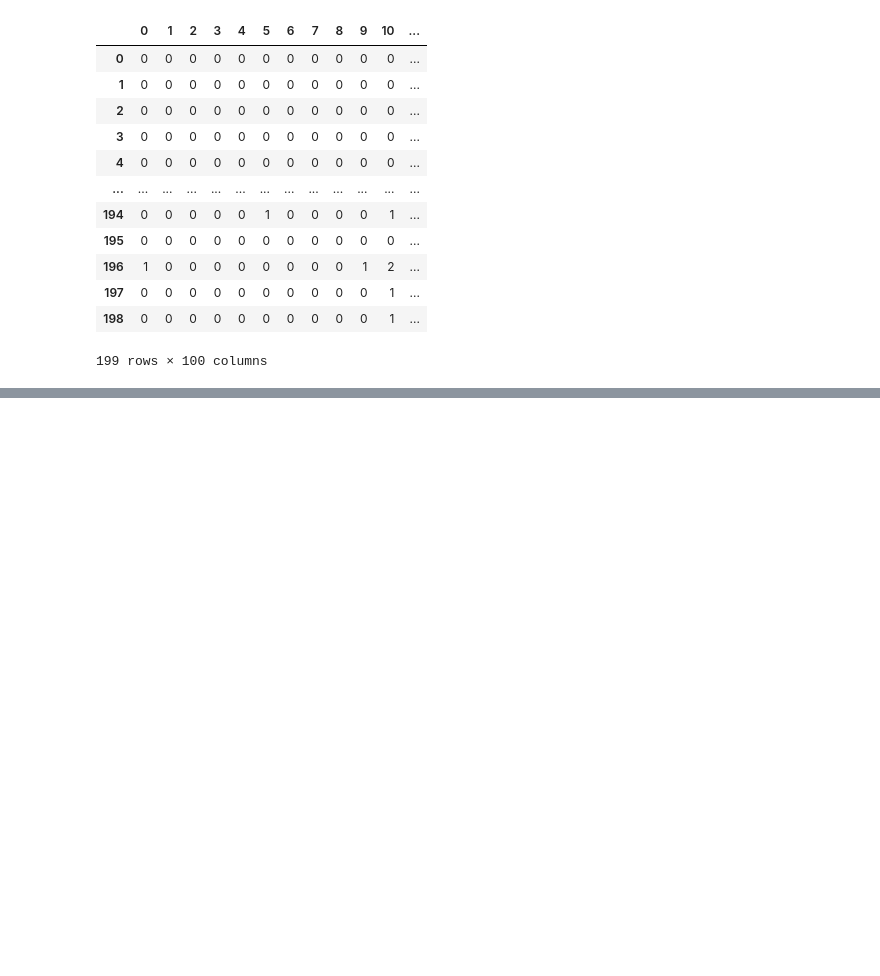
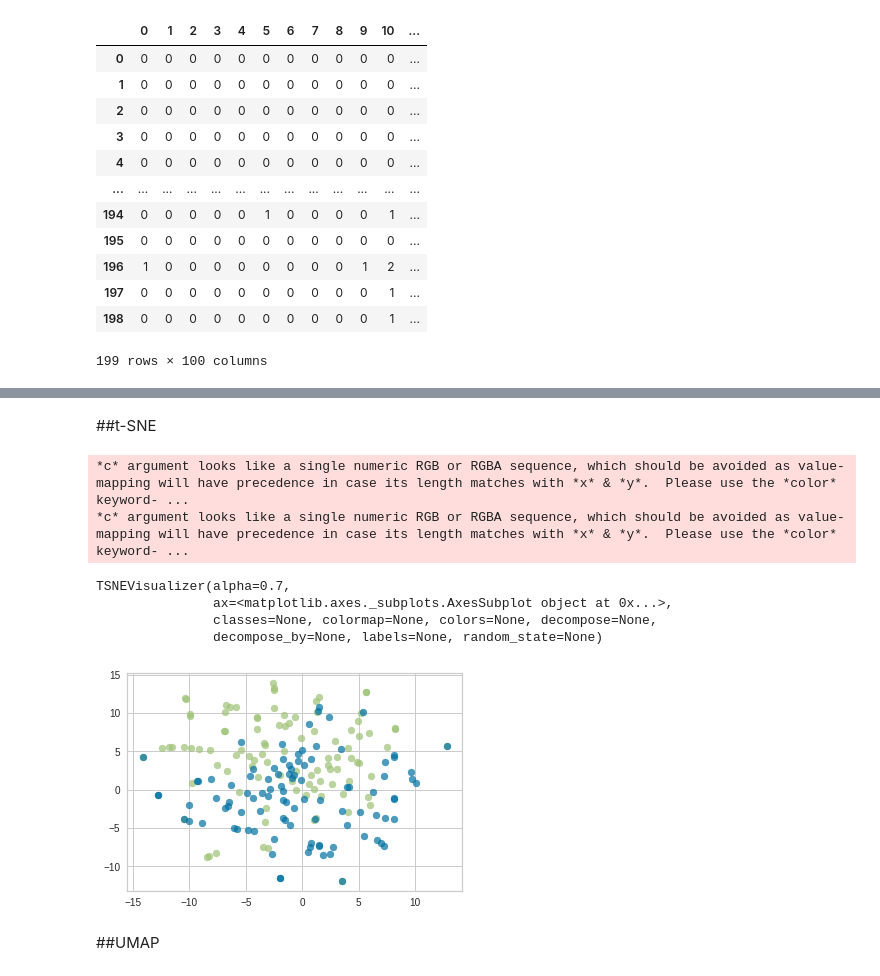
Before and after one commit to GuptaNavdeep1983/CS688, a Jupyter notebook: Assignment_8.ipynb, the cells around one changed output, grey strips where cells are left out. Saved outputs shown, nothing was run; the diff lists cells and outputs as text; code cells hidden in the pictures; blank space fills up the shorter version.

```diff
--- a/Assignment_8.ipynb
+++ b/Assignment_8.ipynb
@@ -201,0 +177,24 @@ ax.grid()
+# %% [markdown]
+##t-SNE
+# %%
+from yellowbrick.text import TSNEVisualizer
+from sklearn.feature_extraction.text import TfidfVectorizer
+
+# create document vectors
+tfidf = TfidfVectorizer()
+
+X = tfidf.fit_transform(documents)
+y = principalDf['label']
+
+tsne = TSNEVisualizer()
+tsne.fit(X, y)
+# %% [output]
+*c* argument looks like a single numeric RGB or RGBA sequence, which should be avoided as value-mapping will have precedence in case its length matches with *x* & *y*.  Please use the *color* keyword- ...
+*c* argument looks like a single numeric RGB or RGBA sequence, which should be avoided as value-mapping will have precedence in case its length matches with *x* & *y*.  Please use the *color* keyword- ...
+TSNEVisualizer(alpha=0.7,
+               ax=<matplotlib.axes._subplots.AxesSubplot object at 0x...>,
+               classes=None, colormap=None, colors=None, decompose=None,
+               decompose_by=None, labels=None, random_state=None)
+[figure, added]
+# %% [markdown]
+##UMAP
```
Also changed, not shown: parts of 10 cells of this notebook.
